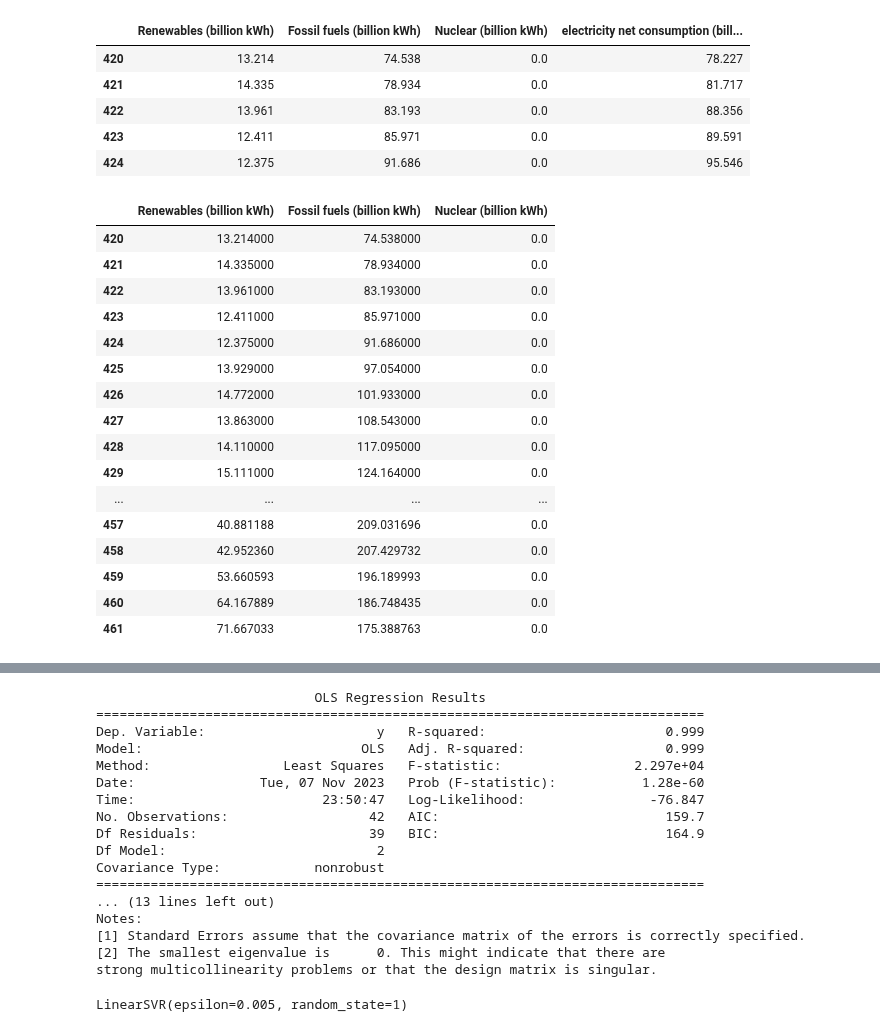
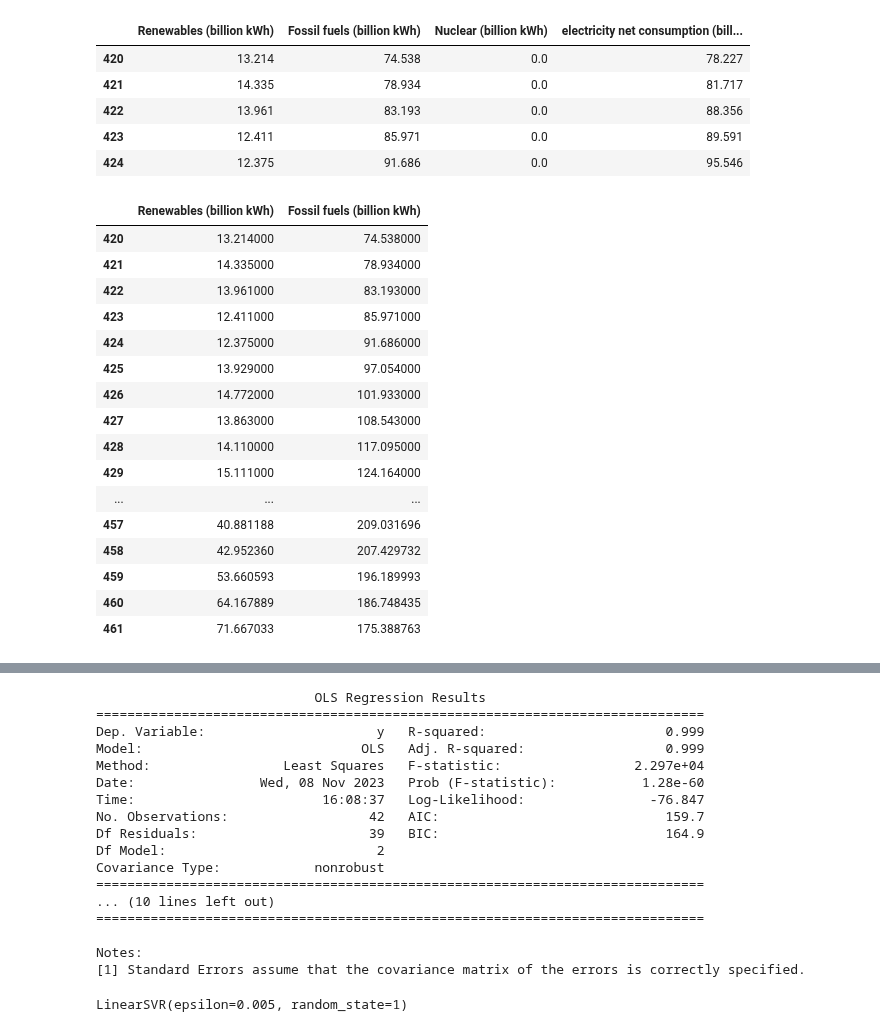
Before and after one commit to kihwan21/k-project, a Jupyter notebook: 김기환/12개국가로해봄.ipynb, the cells around one changed output, grey strips where cells are left out. Cells and saved outputs as stored; diff of their text form; code cells hidden in the pictures.

```diff
--- a/김기환/12개국가로해봄.ipynb
+++ b/김기환/12개국가로해봄.ipynb
@@ -495,27 +496,27 @@ australia.head()
 | 424 | 12.375 | 91.686 | 0.0 | 95.546 |
 # %%
 # 상위 - 하위 카테고리로 묶여 있는 값 제거. 상위 범주 안에 이미 해당 값들이 포함되어 있음
-X = australia[['Renewables (billion kWh)', 'Fossil fuels (billion kWh)', 'Nuclear (billion kWh)']]
+X = australia[['Renewables (billion kWh)', 'Fossil fuels (billion kWh)']]
 
 X
 # %% [output]
-|  | Renewables (billion kWh) | Fossil fuels (billion kWh) | Nuclear (billion kWh) |
-| 420 | 13.214000 | 74.538000 | 0.0 |
-| 421 | 14.335000 | 78.934000 | 0.0 |
-| 422 | 13.961000 | 83.193000 | 0.0 |
-| 423 | 12.411000 | 85.971000 | 0.0 |
-| 424 | 12.375000 | 91.686000 | 0.0 |
-| 425 | 13.929000 | 97.054000 | 0.0 |
-| 426 | 14.772000 | 101.933000 | 0.0 |
-| 427 | 13.863000 | 108.543000 | 0.0 |
-| 428 | 14.110000 | 117.095000 | 0.0 |
-| 429 | 15.111000 | 124.164000 | 0.0 |
-| ... | ... | ... | ... |
-| 457 | 40.881188 | 209.031696 | 0.0 |
-| 458 | 42.952360 | 207.429732 | 0.0 |
-| 459 | 53.660593 | 196.189993 | 0.0 |
-| 460 | 64.167889 | 186.748435 | 0.0 |
-| 461 | 71.667033 | 175.388763 | 0.0 |
+|  | Renewables (billion kWh) | Fossil fuels (billion kWh) |
+| 420 | 13.214000 | 74.538000 |
+| 421 | 14.335000 | 78.934000 |
+| 422 | 13.961000 | 83.193000 |
+| 423 | 12.411000 | 85.971000 |
+| 424 | 12.375000 | 91.686000 |
+| 425 | 13.929000 | 97.054000 |
+| 426 | 14.772000 | 101.933000 |
+| 427 | 13.863000 | 108.543000 |
+| 428 | 14.110000 | 117.095000 |
+| 429 | 15.111000 | 124.164000 |
+| ... | ... | ... |
+| 457 | 40.881188 | 209.031696 |
+| 458 | 42.952360 | 207.429732 |
+| 459 | 53.660593 | 196.189993 |
+| 460 | 64.167889 | 186.748435 |
+| 461 | 71.667033 | 175.388763 |
 # %%
 y = australia['electricity net consumption (billion kWh)']
 
@@ -554,18 +555,18 @@ print(model.summary())
 Dep. Variable:                      y   R-squared:                       0.999
 Model:                            OLS   Adj. R-squared:                  0.999
 Method:                 Least Squares   F-statistic:                 2.297e+04
-Date:                Tue, 07 Nov 2023   Prob (F-statistic):           1.28e-60
-Time:                        23:50:47   Log-Likelihood:                -76.847
+Date:                Wed, 08 Nov 2023   Prob (F-statistic):           1.28e-60
+Time:                        16:08:37   Log-Likelihood:                -76.847
 No. Observations:                  42   AIC:                             159.7
 Df Residuals:                      39   BIC:                             164.9
 Df Model:                           2
 Covariance Type:            nonrobust
 ==============================================================================
-... (13 lines left out)
+... (10 lines left out)
+==============================================================================
+
 Notes:
 [1] Standard Errors assume that the covariance matrix of the errors is correctly specified.
-[2] The smallest eigenvalue is      0. This might indicate that there are
-strong multicollinearity problems or that the design matrix is singular.
 # %%
 from sklearn.model_selection import train_test_split
 
```
Also changed, not shown: parts of 27 cells of this notebook, 2 other files.
